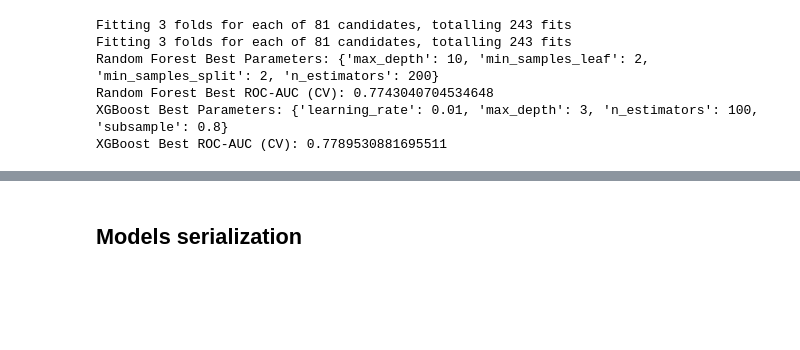
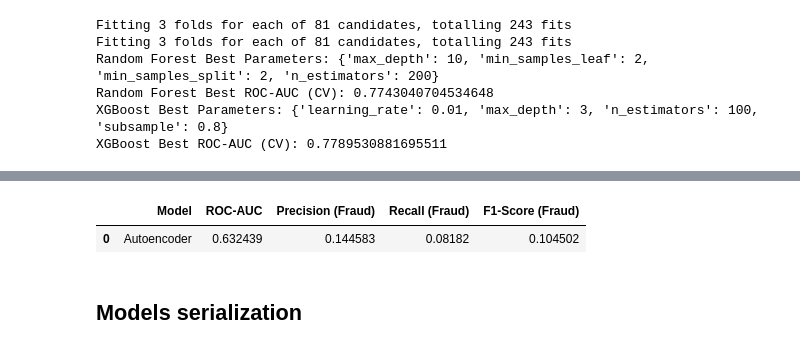
Before and after one commit to Sahnoun-A/Fraud-Prevention-ML-Project, a Jupyter notebook: Fraud_Prevention.ipynb, the cells around one changed output, grey strips where cells are left out. Saved outputs shown, nothing was run; the diff lists cells and outputs as text; code cells hidden in the pictures; blank space fills up the shorter version.

```diff
--- a/Fraud_Prevention.ipynb
+++ b/Fraud_Prevention.ipynb
@@ -730,0 +781,14 @@ y_pred = xgb_model.predict(X_test)
+# %%
+# Use Reconstruction Error for Anomaly Detection
+
+# Predict all transactions
+X_pred = autoencoder.predict(X_scaled)
+
+# Calculate reconstruction error
+reconstruction_error = np.mean(np.square(X_scaled - X_pred), axis=1)
+
+# Set threshold (e.g., 95th percentile of normal errors)
+threshold = np.percentile(reconstruction_error[y == 0], 95)
+
+# Predict fraud if error > threshold
+autoencoder_preds = (reconstruction_error > threshold).astype(int)
@@ -731,3 +813,30 @@ y_pred = xgb_model.predict(X_test)
+# %%
+# Evaluate and append to results
+ae_report = classification_report(y, autoencoder_preds, output_dict=True)
+ae_auc = roc_auc_score(y, reconstruction_error)
+
+# Format and store the results like other models
+autoencoder_result = {
+    "classification_report": ae_report,
+    "roc_auc": ae_auc
+}
+
+# Convert to consistent summary format
+ae_summary = {
+    "Model": "Autoencoder",
+    "ROC-AUC": ae_auc,
+    "Precision (Fraud)": ae_report['1']['precision'],
+    "Recall (Fraud)": ae_report['1']['recall'],
+    "F1-Score (Fraud)": ae_report['1']['f1-score']
+}
+
+# Create dataframe for display
+autoencoder_df = pd.DataFrame([ae_summary])
+
+autoencoder_df
+# %% [output]
+|  | Model | ROC-AUC | Precision (Fraud) | Recall (Fraud) | F1-Score (Fraud) |
+| 0 | Autoencoder | 0.632439 | 0.144583 | 0.08182 | 0.104502 |
 # %% [markdown]
 ## Models serialization
 # %%
```
Also changed, not shown: parts of 8 cells of this notebook, 6 other files.
